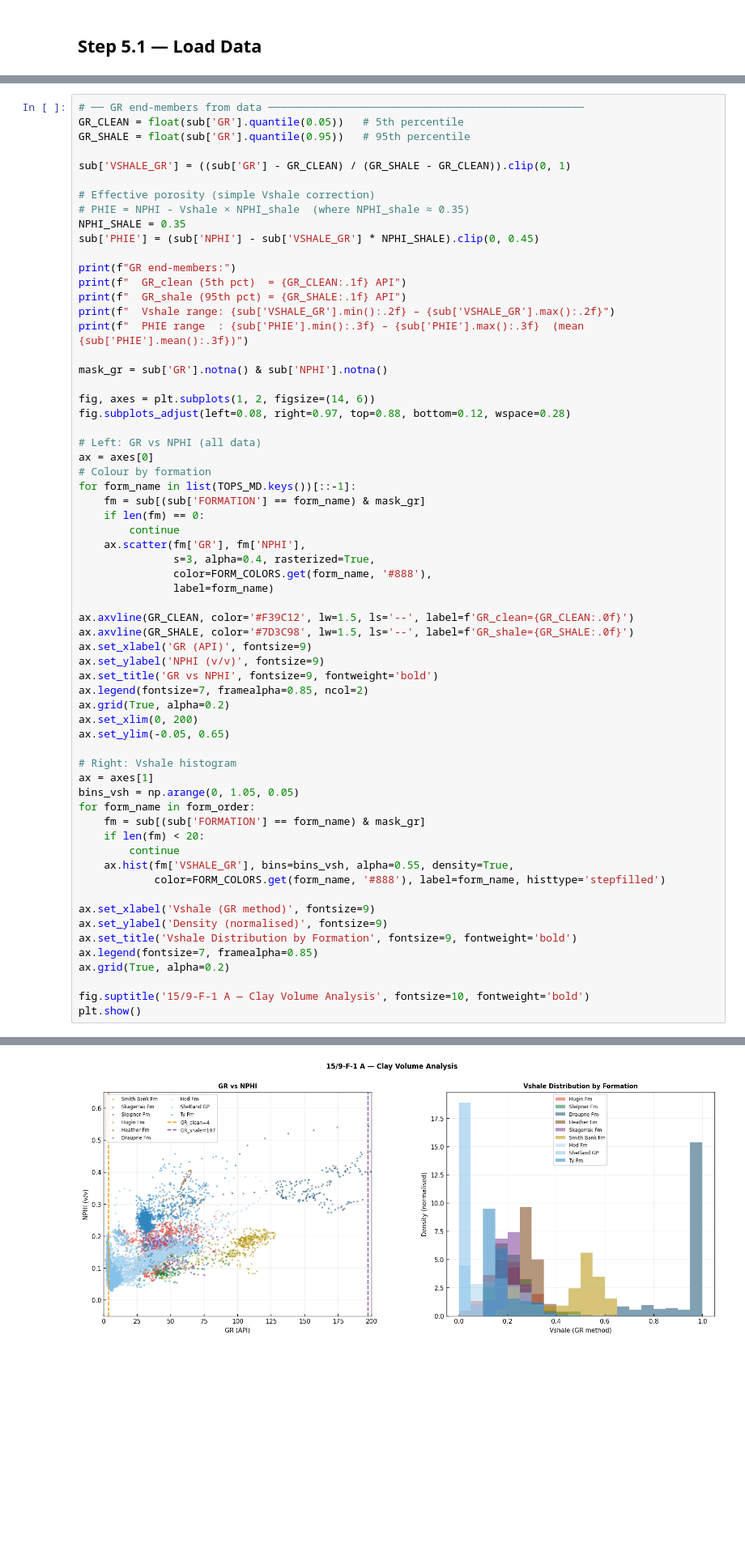
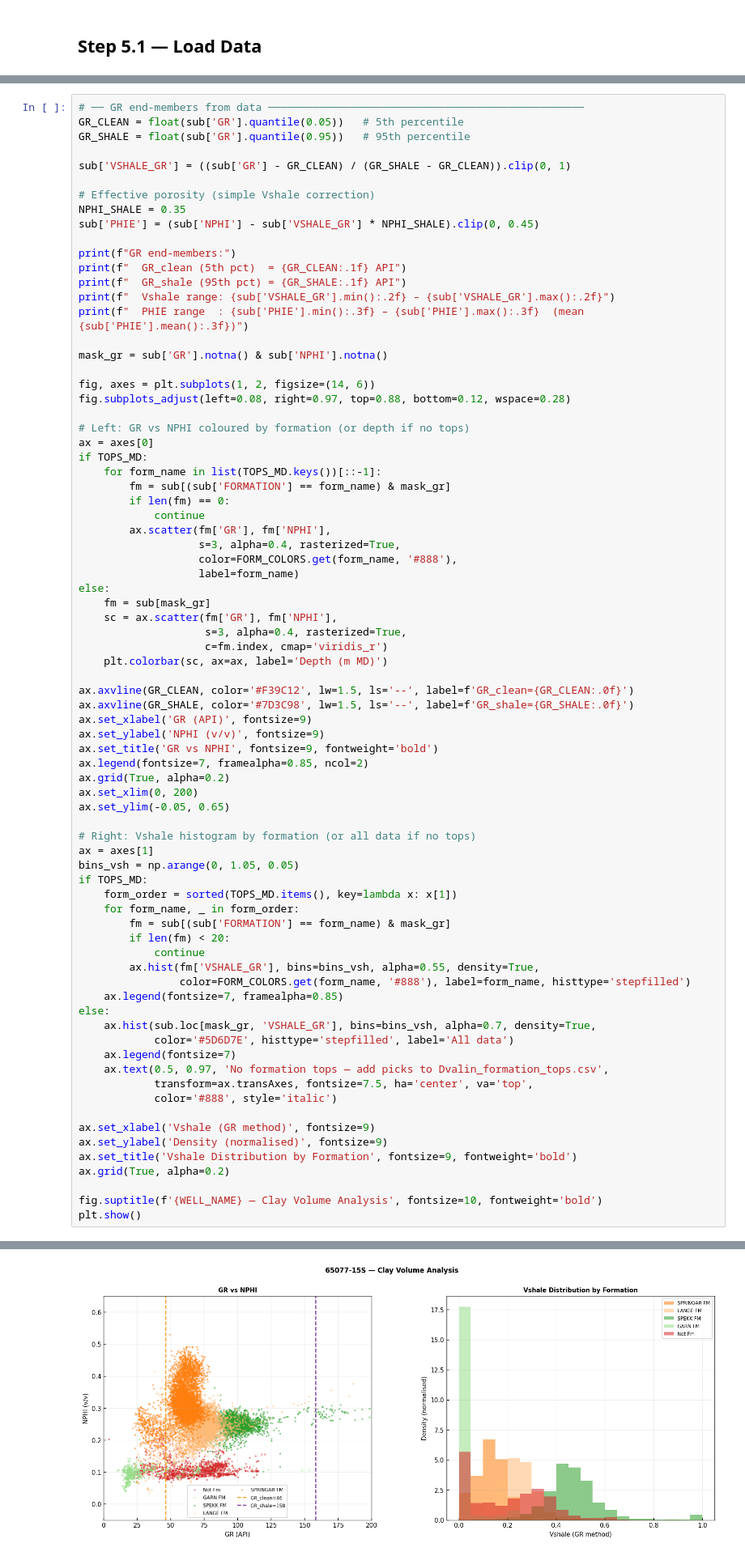
Before and after one commit to ABDunbar/petro-rock, a Jupyter notebook: notebooks/05_petrophysics_review.ipynb, the cells around one changed output, grey strips where cells are left out. Shown at 81% size. Saved outputs shown, nothing was run; the diff lists cells and outputs as text; blank space fills up the shorter version.

Commit message:
focus on dvalin, changed order

```diff
--- a/notebooks/05_petrophysics_review.ipynb
+++ b/notebooks/05_petrophysics_review.ipynb
@@ -441,7 +413,6 @@ GR_SHALE = float(sub['GR'].quantile(0.95))   # 95th percentile
 sub['VSHALE_GR'] = ((sub['GR'] - GR_CLEAN) / (GR_SHALE - GR_CLEAN)).clip(0, 1)
 
 # Effective porosity (simple Vshale correction)
-# PHIE = NPHI - Vshale × NPHI_shale  (where NPHI_shale ≈ 0.35)
 NPHI_SHALE = 0.35
 sub['PHIE'] = (sub['NPHI'] - sub['VSHALE_GR'] * NPHI_SHALE).clip(0, 0.45)
 
@@ -456,17 +427,23 @@ mask_gr = sub['GR'].notna() & sub['NPHI'].notna()
 fig, axes = plt.subplots(1, 2, figsize=(14, 6))
 fig.subplots_adjust(left=0.08, right=0.97, top=0.88, bottom=0.12, wspace=0.28)
 
-# Left: GR vs NPHI (all data)
+# Left: GR vs NPHI coloured by formation (or depth if no tops)
 ax = axes[0]
-# Colour by formation
-for form_name in list(TOPS_MD.keys())[::-1]:
-    fm = sub[(sub['FORMATION'] == form_name) & mask_gr]
-    if len(fm) == 0:
-        continue
-    ax.scatter(fm['GR'], fm['NPHI'],
-               s=3, alpha=0.4, rasterized=True,
-               color=FORM_COLORS.get(form_name, '#888'),
-               label=form_name)
+if TOPS_MD:
+    for form_name in list(TOPS_MD.keys())[::-1]:
+        fm = sub[(sub['FORMATION'] == form_name) & mask_gr]
+        if len(fm) == 0:
+            continue
+        ax.scatter(fm['GR'], fm['NPHI'],
+                   s=3, alpha=0.4, rasterized=True,
+                   color=FORM_COLORS.get(form_name, '#888'),
+                   label=form_name)
+else:
+    fm = sub[mask_gr]
+    sc = ax.scatter(fm['GR'], fm['NPHI'],
+                    s=3, alpha=0.4, rasterized=True,
+                    c=fm.index, cmap='viridis_r')
+    plt.colorbar(sc, ax=ax, label='Depth (m MD)')
 
 ax.axvline(GR_CLEAN, color='#F39C12', lw=1.5, ls='--', label=f'GR_clean={GR_CLEAN:.0f}')
 ax.axvline(GR_SHALE, color='#7D3C98', lw=1.5, ls='--', label=f'GR_shale={GR_SHALE:.0f}')
@@ -478,23 +455,32 @@ ax.grid(True, alpha=0.2)
 ax.set_xlim(0, 200)
 ax.set_ylim(-0.05, 0.65)
 
-# Right: Vshale histogram
+# Right: Vshale histogram by formation (or all data if no tops)
 ax = axes[1]
 bins_vsh = np.arange(0, 1.05, 0.05)
-for form_name in form_order:
-    fm = sub[(sub['FORMATION'] == form_name) & mask_gr]
-    if len(fm) < 20:
-        continue
-    ax.hist(fm['VSHALE_GR'], bins=bins_vsh, alpha=0.55, density=True,
-            color=FORM_COLORS.get(form_name, '#888'), label=form_name, histtype='stepfilled')
+if TOPS_MD:
+    form_order = sorted(TOPS_MD.items(), key=lambda x: x[1])
+    for form_name, _ in form_order:
+        fm = sub[(sub['FORMATION'] == form_name) & mask_gr]
+        if len(fm) < 20:
+            continue
+        ax.hist(fm['VSHALE_GR'], bins=bins_vsh, alpha=0.55, density=True,
+                color=FORM_COLORS.get(form_name, '#888'), label=form_name, histtype='stepfilled')
+    ax.legend(fontsize=7, framealpha=0.85)
+else:
+    ax.hist(sub.loc[mask_gr, 'VSHALE_GR'], bins=bins_vsh, alpha=0.7, density=True,
+            color='#5D6D7E', histtype='stepfilled', label='All data')
+    ax.legend(fontsize=7)
+    ax.text(0.5, 0.97, 'No formation tops — add picks to Dvalin_formation_tops.csv',
+            transform=ax.transAxes, fontsize=7.5, ha='center', va='top',
+            color='#888', style='italic')
 
 ax.set_xlabel('Vshale (GR method)', fontsize=9)
 ax.set_ylabel('Density (normalised)', fontsize=9)
 ax.set_title('Vshale Distribution by Formation', fontsize=9, fontweight='bold')
-ax.legend(fontsize=7, framealpha=0.85)
 ax.grid(True, alpha=0.2)
 
-fig.suptitle('15/9-F-1 A — Clay Volume Analysis', fontsize=10, fontweight='bold')
+fig.suptitle(f'{WELL_NAME} — Clay Volume Analysis', fontsize=10, fontweight='bold')
 plt.show()
 # %% [output]
 GR end-members:
@@ -505,4 +491,4 @@ GR end-members:
-[figure, old version]
+[figure, new version]
 # %% [markdown]
 ## Step 5.6 — Key Formation Properties Summary Table
 # %%
```
Also changed, not shown: parts of 9 cells of this notebook, 33 other files.
